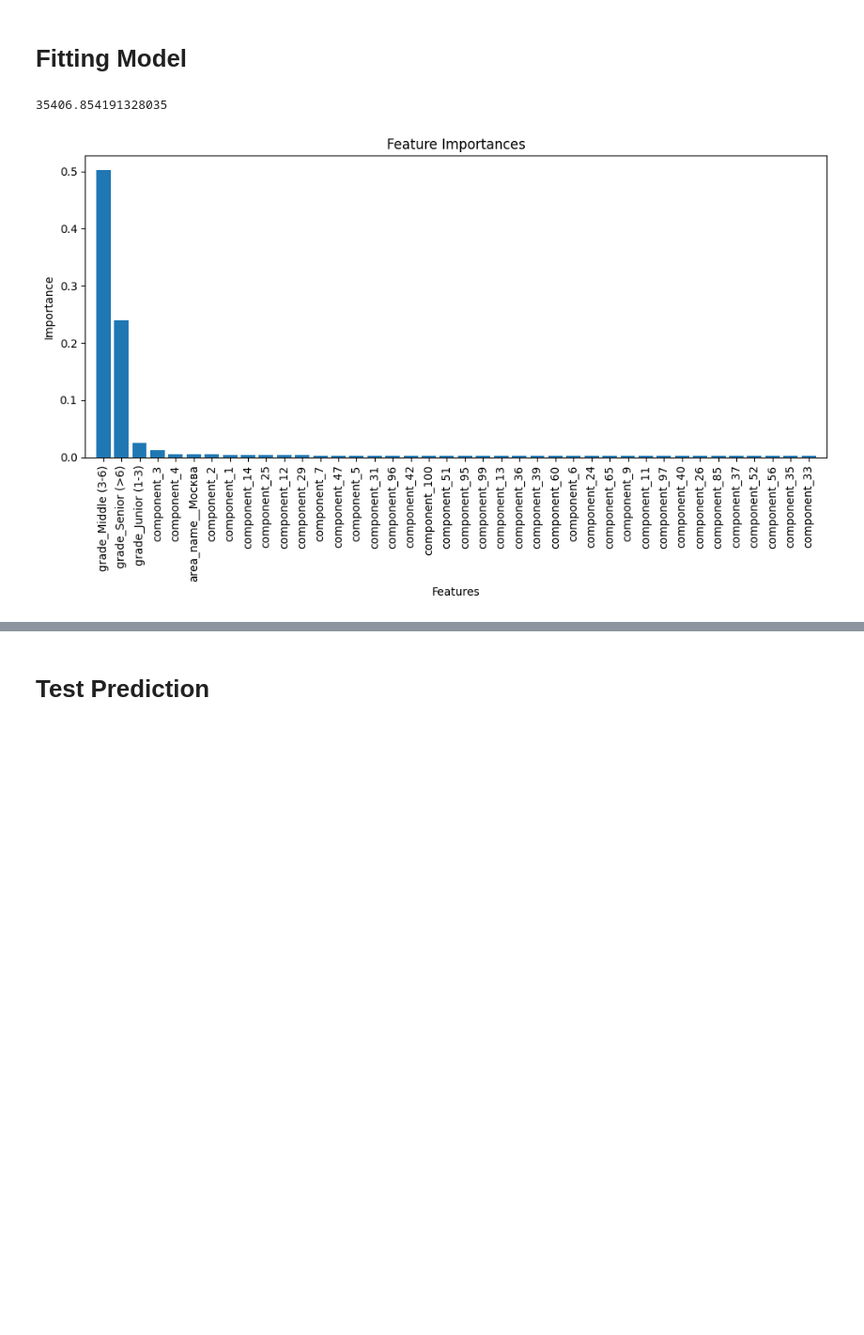
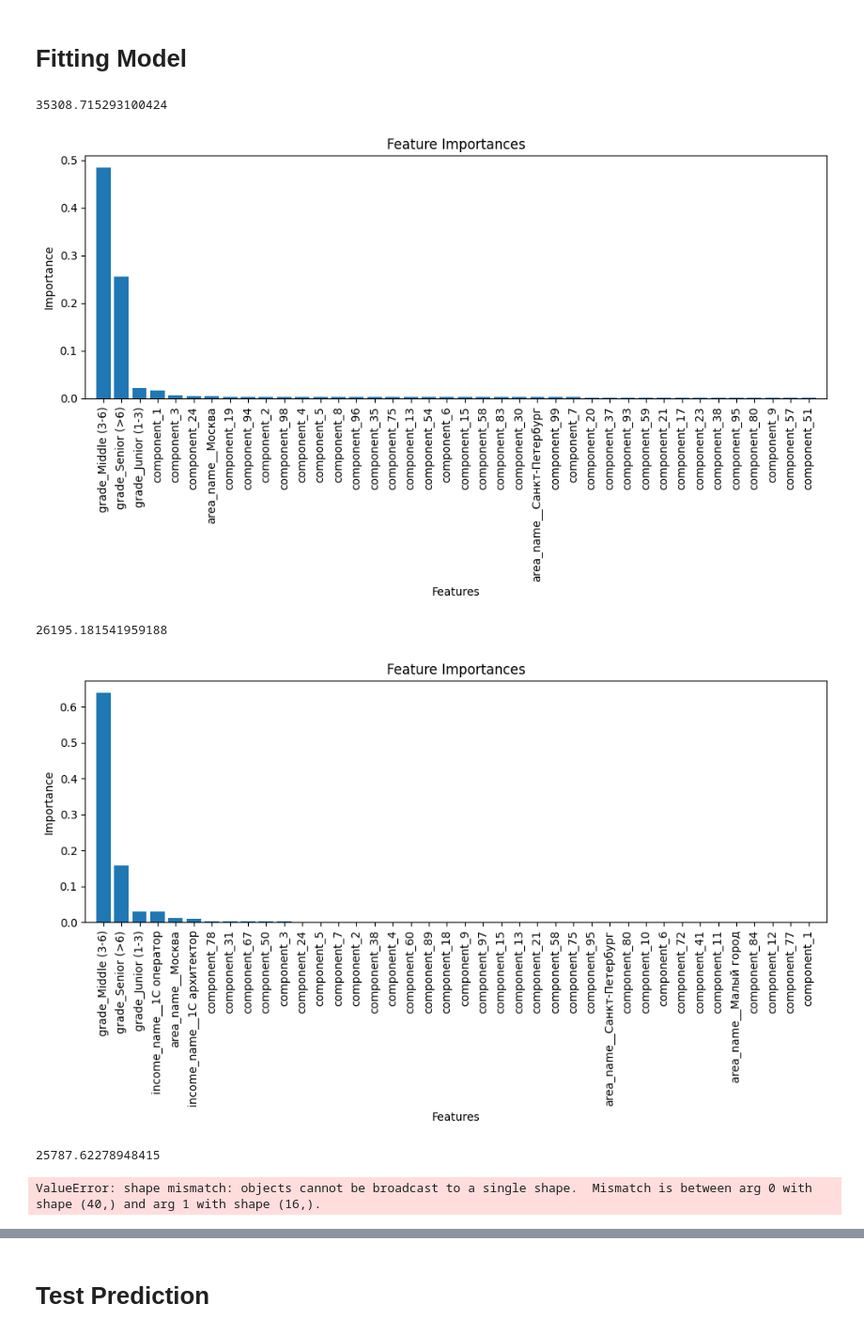
Before and after one commit to LadHrAnalytics/ML_HR, a Jupyter notebook: Notebooks/dataset_cleaning.ipynb, the cells around one changed output, grey strips where cells are left out. Shown at 94% size. Drawn from its saved outputs; the diff is of its cells as text; code cells hidden in the pictures; blank space fills up the shorter version.

Commit message:
3 models for vacancy

```diff
--- a/Notebooks/dataset_cleaning.ipynb
+++ b/Notebooks/dataset_cleaning.ipynb
@@ -545,0 +525,38 @@ None
+# %%
+pipe_params_IT = PreprocessParams(WITH_SKILLS=True,
+                               WITH_GRADE=True,
+                               WITH_AREA=True,
+                               IS_PCA_ENABLE=True,
+                               BASIC_TRANSFORM=False,
+                               PROF_LIST = income_names_IT)
+
+pipe_params_1C = PreprocessParams(WITH_SKILLS=True,
+                               WITH_GRADE=True,
+                               WITH_AREA=True,
+                               IS_PCA_ENABLE=True,
+                               BASIC_TRANSFORM=False,
+                               PROF_LIST = income_names_1C)
+
+pipe_params_other = PreprocessParams(WITH_SKILLS=False,
+                               WITH_GRADE=True,
+                               WITH_AREA=True,
+                               IS_PCA_ENABLE=False,
+                               BASIC_TRANSFORM=False,
+                               PROF_LIST = income_names_other)
+
+pipeline_preprocess_IT: Pipeline = get_preprocess_pipeline(pipe_params_IT)
+pipeline_preprocess_1C: Pipeline = get_preprocess_pipeline(pipe_params_1C)
+pipeline_preprocess_other: Pipeline = get_preprocess_pipeline(pipe_params_other)
+
+df_after_preprocess_IT: pd.DataFrame = pipeline_preprocess_IT.fit_transform(df_original)
+df_after_preprocess_1C: pd.DataFrame = pipeline_preprocess_1C.fit_transform(df_original)
+df_after_preprocess_other: pd.DataFrame = pipeline_preprocess_other.fit_transform(df_original)
+
+if not pipe_params_IT.BASIC_TRANSFORM:
+    df_after_preprocess_IT: pd.DataFrame = df_after_preprocess_IT.astype(float)
+
+if not pipe_params_1C.BASIC_TRANSFORM:
+    df_after_preprocess_1C: pd.DataFrame = df_after_preprocess_1C.astype(float)
+
+if not pipe_params_other.BASIC_TRANSFORM:
+    df_after_preprocess_other: pd.DataFrame = df_after_preprocess_other.astype(float)
@@ -622,8 +812,14 @@ def train(data, estimator, n_top_features=40):
     plt.show()
 
     return estimator
-# %%
-pretrained_model = train(df_after_preprocess, RandomForestRegressor(n_jobs=-1, random_state=RANDOM_STATE))
-# %% [output]
-35406.854191328035
-[figure, removed]
+# %%
+pretrained_model_IT = train(df_after_preprocess_IT, RandomForestRegressor(n_jobs=-1, random_state=RANDOM_STATE))
+pretrained_model_1C = train(df_after_preprocess_1C, RandomForestRegressor(n_jobs=-1, random_state=RANDOM_STATE))
+pretrained_model_other = train(df_after_preprocess_other, RandomForestRegressor(n_jobs=-1, random_state=RANDOM_STATE))
+# %% [output]
+35308.715293100424
+[figure, added]
+26195.181541959188
+[figure, added]
+25787.62278948415
+ValueError: shape mismatch: objects cannot be broadcast to a single shape.  Mismatch is between arg 0 with shape (40,) and arg 1 with shape (16,).
```
Also changed, not shown: parts of 17 cells of this notebook.
